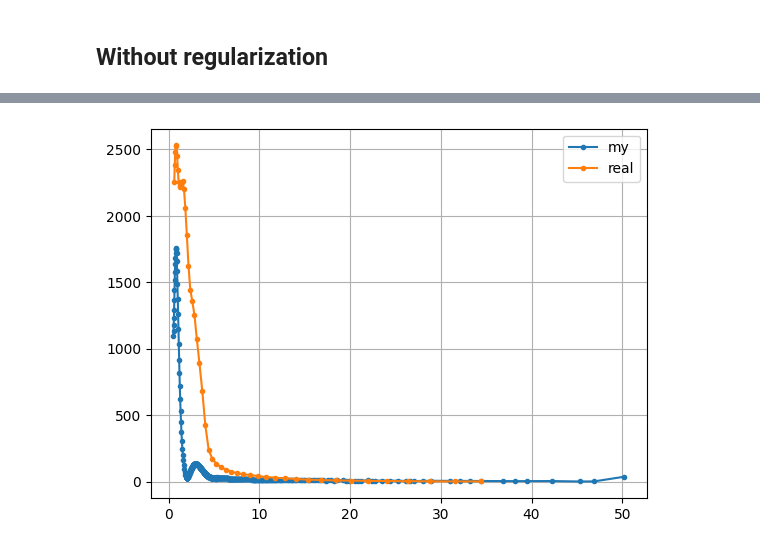
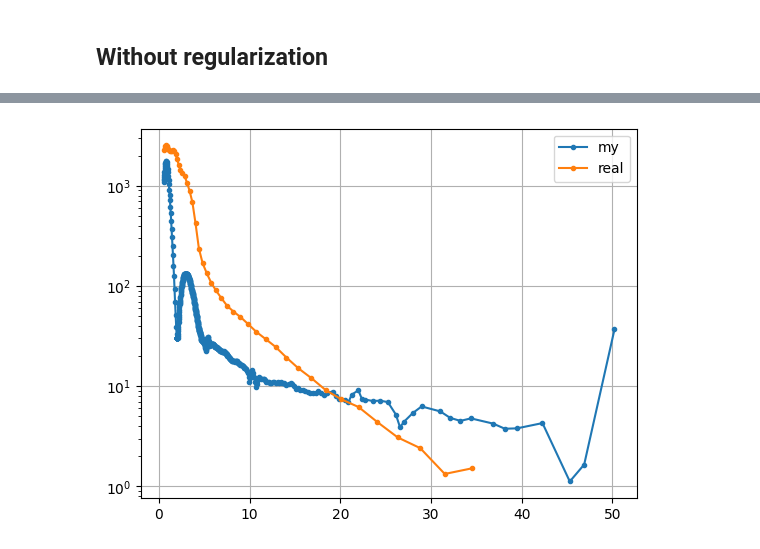
Before and after one commit to IDAnton/Isotherm, a Jupyter notebook: inverse problem.ipynb, the cells around one changed output, grey strips where cells are left out. Drawn from its saved outputs; the diff is of its cells as text; code cells hidden in the pictures.

```diff
--- a/inverse problem.ipynb
+++ b/inverse problem.ipynb
@@ -99,7 +107,7 @@ real_distr = np.loadtxt("data/real/carbon_distr.txt", skiprows=4, unpack=True)
 # %%
 plt.plot(pore_widths, res_exp.x, marker=".", label="my")
 plt.plot(real_distr[0], real_distr[4], marker=".", label="real")
-
+plt.yscale("log")
 plot()
 # %% [output]
-[figure, old version]
+[figure, new version]
```
Also changed, not shown: parts of 5 cells of this notebook, 2 other files.
